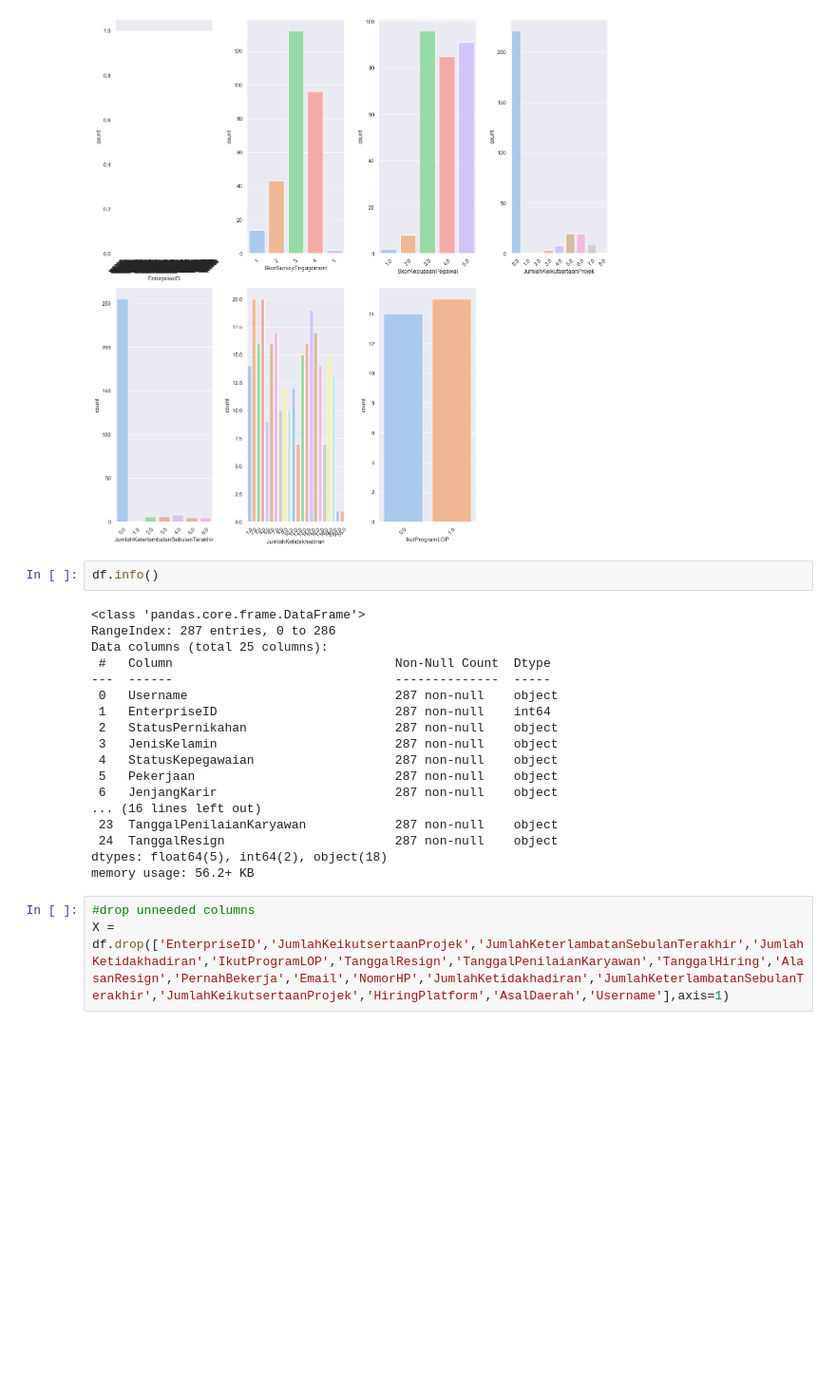
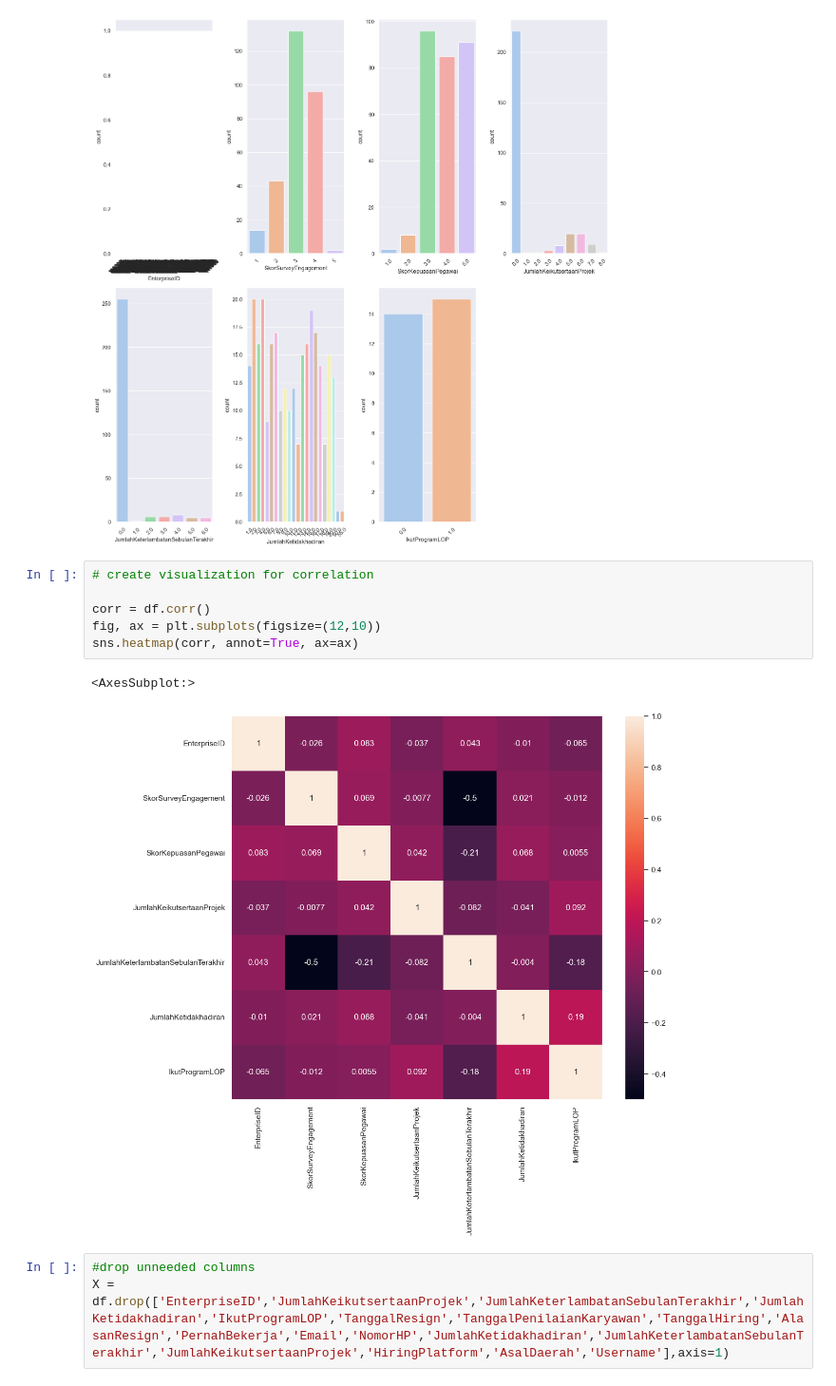
Before and after one commit to masendhy/improving_employee_retention, a Jupyter notebook: improving.ipynb, the cells around one changed output. Shown at 95% size. Cells and saved outputs as stored; diff of their text form; blank space fills up the shorter version.

```diff
--- a/improving.ipynb
+++ b/improving.ipynb
@@ -181,26 +181,15 @@ for i in range(len(df_num)):
 plt.tight_layout()
 # %% [output]
 [figure]
-# %%
-df.info()
-# %% [output]
-<class 'pandas.core.frame.DataFrame'>
-RangeIndex: 287 entries, 0 to 286
-Data columns (total 25 columns):
- #   Column                              Non-Null Count  Dtype
----  ------                              --------------  -----
- 0   Username                            287 non-null    object
- 1   EnterpriseID                        287 non-null    int64
- 2   StatusPernikahan                    287 non-null    object
- 3   JenisKelamin                        287 non-null    object
- 4   StatusKepegawaian                   287 non-null    object
- 5   Pekerjaan                           287 non-null    object
- 6   JenjangKarir                        287 non-null    object
-... (16 lines left out)
- 23  TanggalPenilaianKaryawan            287 non-null    object
- 24  TanggalResign                       287 non-null    object
-dtypes: float64(5), int64(2), object(18)
-memory usage: 56.2+ KB
+# %%
+# create visualization for correlation
+
+corr = df.corr()
+fig, ax = plt.subplots(figsize=(12,10))
+sns.heatmap(corr, annot=True, ax=ax)
+# %% [output]
+<AxesSubplot:>
+[figure, added]
 # %%
 #drop unneeded columns
 X = df.drop(['EnterpriseID','JumlahKeikutsertaanProjek','JumlahKeterlambatanSebulanTerakhir','JumlahKetidakhadiran','IkutProgramLOP','TanggalResign','TanggalPenilaianKaryawan','TanggalHiring','AlasanResign','PernahBekerja','Email','NomorHP','JumlahKetidakhadiran','JumlahKeterlambatanSebulanTerakhir','JumlahKeikutsertaanProjek','HiringPlatform','AsalDaerah','Username'],axis=1)
```
Also changed, not shown: parts of 2 cells of this notebook, 8 other files.
